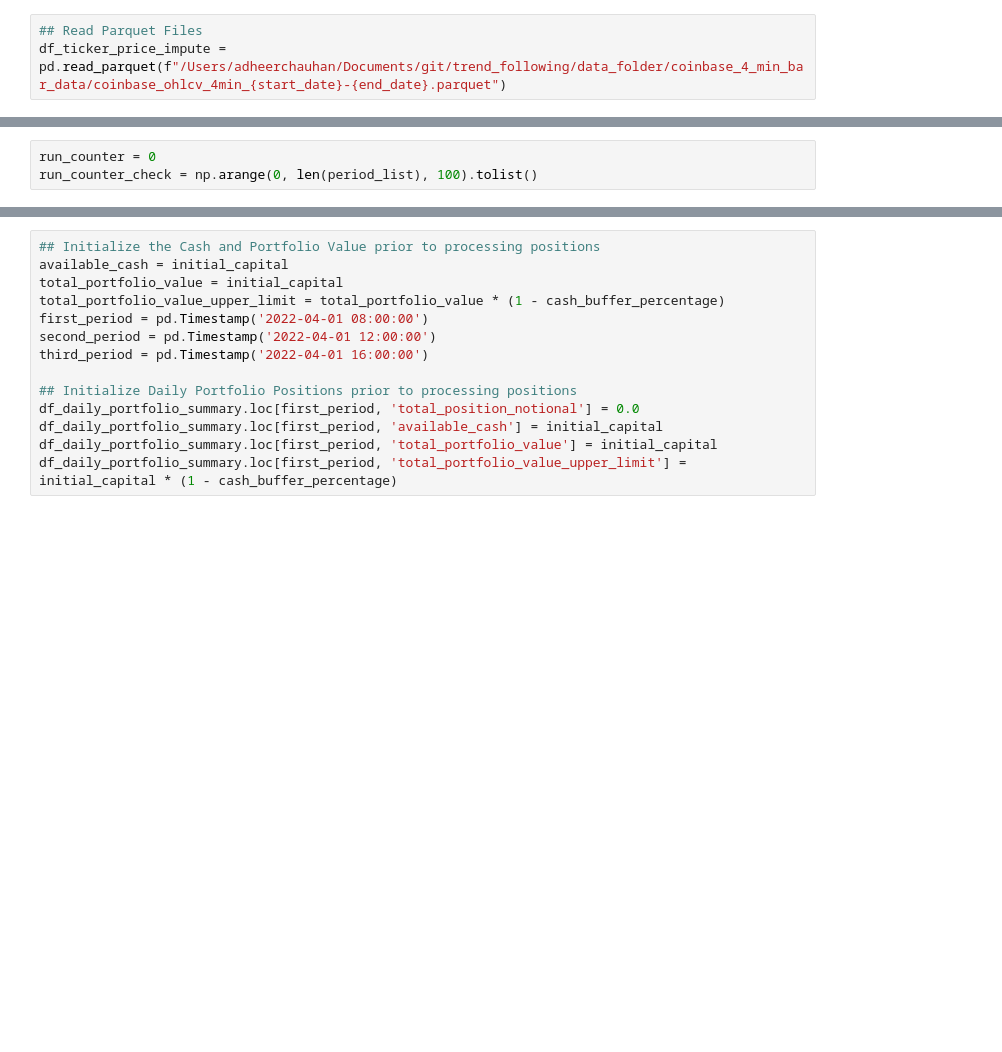
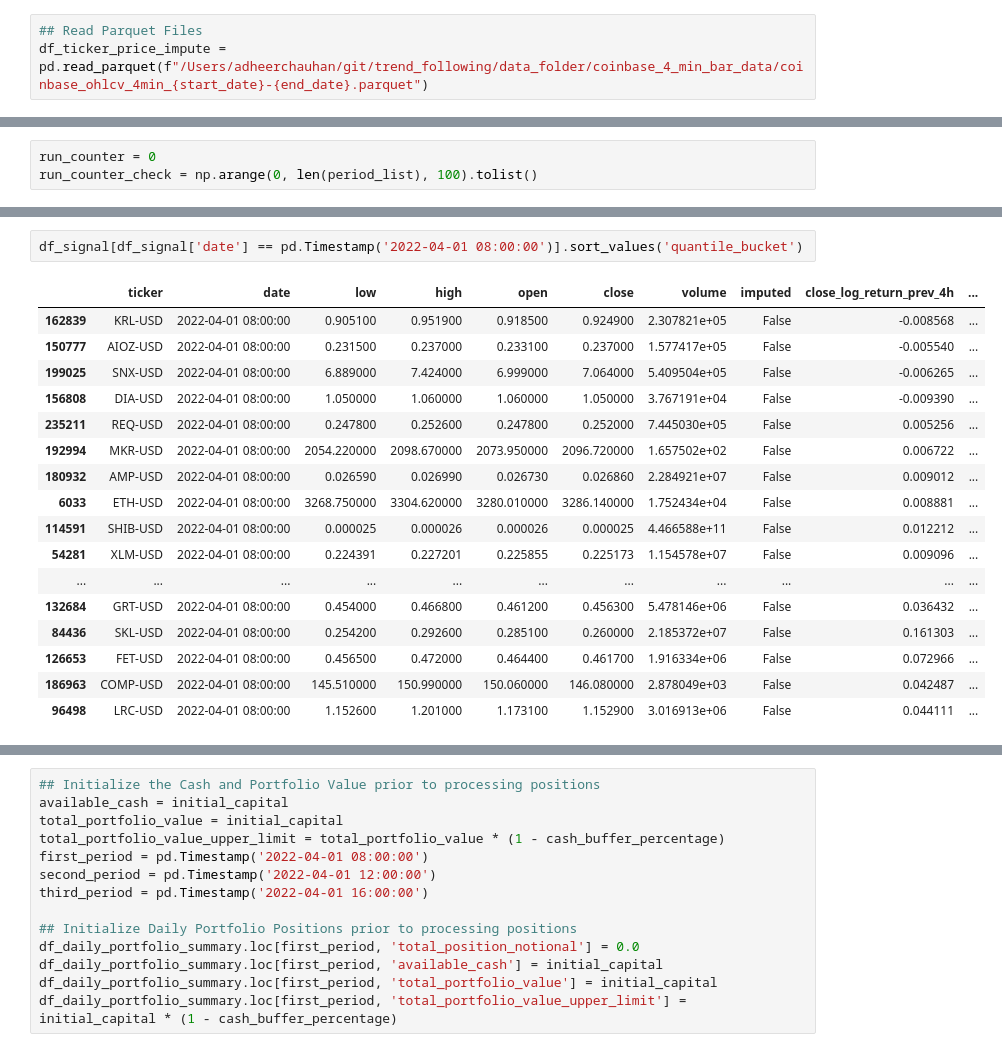
Before and after one commit to adheerchauhan/trend_following, a Jupyter notebook: research/notebooks/Intraday_Price_Data_and_Analysis.ipynb, the cells around one changed output, grey strips where cells are left out. Drawn from its saved outputs; the diff is of its cells as text; blank space fills up the shorter version.

```diff
--- a/research/notebooks/Intraday_Price_Data_and_Analysis.ipynb
+++ b/research/notebooks/Intraday_Price_Data_and_Analysis.ipynb
@@ -340,7 +340,7 @@ df_ticker_price_impute.to_parquet(
 )
 # %%
 ## Read Parquet Files
-df_ticker_price_impute = pd.read_parquet(f"/Users/adheerchauhan/Documents/git/trend_following/data_folder/coinbase_4_min_bar_data/coinbase_ohlcv_4min_{start_date}-{end_date}.parquet")
+df_ticker_price_impute = pd.read_parquet(f"/Users/adheerchauhan/git/trend_following/data_folder/coinbase_4_min_bar_data/coinbase_ohlcv_4min_{start_date}-{end_date}.parquet")
 # %%
 df_ticker_price_impute.head()
 # %% [output]
@@ -1586,0 +1610,20 @@ Timestamp('2022-04-01 12:00:00')
+# %%
+df_signal[df_signal['date'] == pd.Timestamp('2022-04-01 08:00:00')].sort_values('quantile_bucket')
+# %% [output]
+|  | ticker | date | low | high | open | close | volume | imputed | close_log_return_prev_4h | ... |
+| 162839 | KRL-USD | 2022-04-01 08:00:00 | 0.905100 | 0.951900 | 0.918500 | 0.924900 | 2.307821e+05 | False | -0.008568 | ... |
+| 150777 | AIOZ-USD | 2022-04-01 08:00:00 | 0.231500 | 0.237000 | 0.233100 | 0.237000 | 1.577417e+05 | False | -0.005540 | ... |
+| 199025 | SNX-USD | 2022-04-01 08:00:00 | 6.889000 | 7.424000 | 6.999000 | 7.064000 | 5.409504e+05 | False | -0.006265 | ... |
+| 156808 | DIA-USD | 2022-04-01 08:00:00 | 1.050000 | 1.060000 | 1.060000 | 1.050000 | 3.767191e+04 | False | -0.009390 | ... |
+| 235211 | REQ-USD | 2022-04-01 08:00:00 | 0.247800 | 0.252600 | 0.247800 | 0.252000 | 7.445030e+05 | False | 0.005256 | ... |
+| 192994 | MKR-USD | 2022-04-01 08:00:00 | 2054.220000 | 2098.670000 | 2073.950000 | 2096.720000 | 1.657502e+02 | False | 0.006722 | ... |
+| 180932 | AMP-USD | 2022-04-01 08:00:00 | 0.026590 | 0.026990 | 0.026730 | 0.026860 | 2.284921e+07 | False | 0.009012 | ... |
+| 6033 | ETH-USD | 2022-04-01 08:00:00 | 3268.750000 | 3304.620000 | 3280.010000 | 3286.140000 | 1.752434e+04 | False | 0.008881 | ... |
+| 114591 | SHIB-USD | 2022-04-01 08:00:00 | 0.000025 | 0.000026 | 0.000026 | 0.000025 | 4.466588e+11 | False | 0.012212 | ... |
+| 54281 | XLM-USD | 2022-04-01 08:00:00 | 0.224391 | 0.227201 | 0.225855 | 0.225173 | 1.154578e+07 | False | 0.009096 | ... |
+| ... | ... | ... | ... | ... | ... | ... | ... | ... | ... | ... |
+| 132684 | GRT-USD | 2022-04-01 08:00:00 | 0.454000 | 0.466800 | 0.461200 | 0.456300 | 5.478146e+06 | False | 0.036432 | ... |
+| 84436 | SKL-USD | 2022-04-01 08:00:00 | 0.254200 | 0.292600 | 0.285100 | 0.260000 | 2.185372e+07 | False | 0.161303 | ... |
+| 126653 | FET-USD | 2022-04-01 08:00:00 | 0.456500 | 0.472000 | 0.464400 | 0.461700 | 1.916334e+06 | False | 0.072966 | ... |
+| 186963 | COMP-USD | 2022-04-01 08:00:00 | 145.510000 | 150.990000 | 150.060000 | 146.080000 | 2.878049e+03 | False | 0.042487 | ... |
+| 96498 | LRC-USD | 2022-04-01 08:00:00 | 1.152600 | 1.201000 | 1.173100 | 1.152900 | 3.016913e+06 | False | 0.044111 | ... |
```
Also changed, not shown: parts of 49 cells of this notebook.
